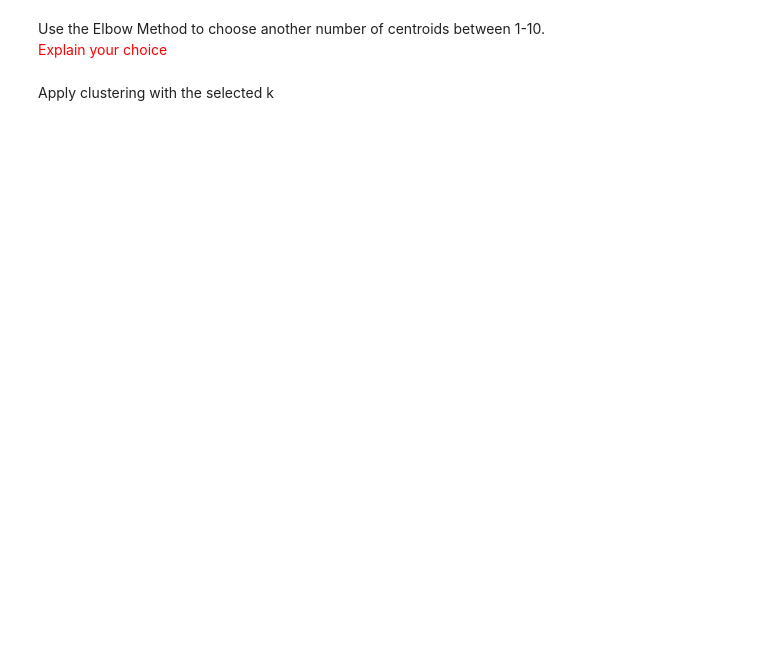
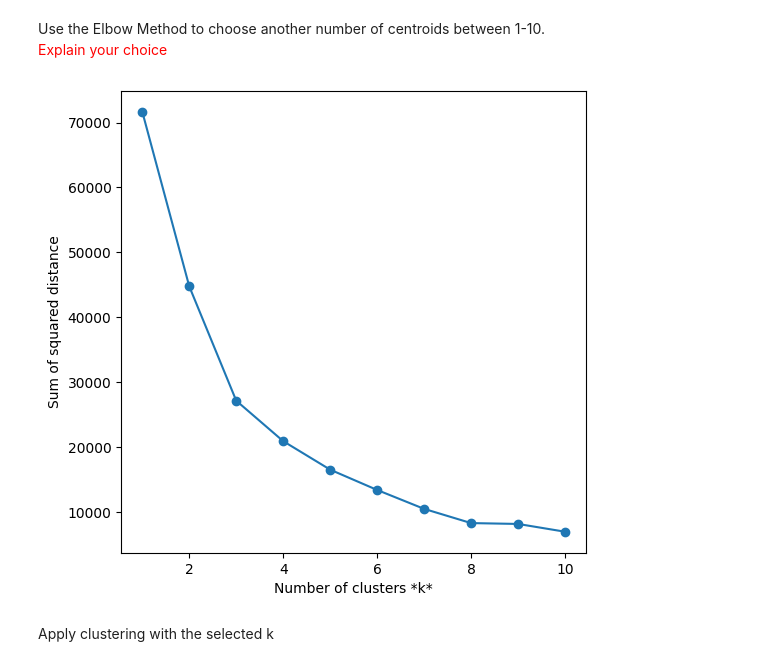
Before and after one commit to samihwar/machine_learning, a Jupyter notebook: HW4.ipynb, the cells around one changed output. Saved outputs shown, nothing was run; the diff lists cells and outputs as text; code cells hidden in the pictures; blank space fills up the shorter version.

```diff
--- a/HW4.ipynb
+++ b/HW4.ipynb
@@ -163,6 +230,8 @@ class Kmeans:
 	def reassign_centroids(self, X, labels):
 		centroids = np.zeros((self.n_clusters, X.shape[1]))
 		# Implement here
+		for k in range(self.n_clusters):
+			centroids[k, :] = np.mean(X[labels == k], axis=0)
 		return centroids
 
 	def compute_distance(self, X, centroids):
@@ -182,15 +251,16 @@ class Kmeans:
 		return np.sum(np.square(distance))
 
 	def fit(self, X):
-		self.centroids = self.initialize_centroids(X)
-		for i in range(self.max_iter):
-			old_centroids = self.centroids
-			# For each point, calculate distance to all k clustes.
-			self.labels =	# Assign the labels with closest distance' cluster.
-			self.centroids = # Update the centroids
-			if np.all(old_centroids == self.centroids):
-				break
-		self.error = self.compute_sse(X, self.labels, self.centroids)
+			self.centroids = self.initialize_centroids(X)
+			for i in range(self.max_iter):
+					old_centroids = self.centroids
+					distances = self.compute_distance(X, self.centroids)
+					# For each point, calculate distance to all k clusters.
+					self.labels = self.find_closest_cluster(distances)
+					self.centroids = self.reassign_centroids(X, self.labels)
+					if np.all(old_centroids == self.centroids):
+							break
+			self.error = self.compute_sse(X, self.labels, self.centroids)
 
 	def predict(self, X):
 		distance = self.compute_distance(X, self.centroids)
@@ -229,15 +303,20 @@ Use the Elbow Method to choose another number of centroids between 1-10. <br/>
 # %%
 sse = []
 list_k = list(range(1, 11))
 
 for k in list_k:
-  sse.append(error_of_current_clustering)
+  # sse.append(error_of_current_clustering)
+    kmeans = Kmeans(n_clusters=k)
+    kmeans.fit(data)
+    sse.append(kmeans.error)
 
 '''Plot sse against k'''
 plt.figure(figsize=(6, 6))
 plt.plot(list_k, sse, '-o')
 plt.xlabel(r'Number of clusters *k*')
 plt.ylabel('Sum of squared distance')
 plt.show()
+# %% [output]
+[figure, added]
 # %% [markdown]
 Apply clustering with the selected k
```
Also changed, not shown: parts of 16 cells of this notebook.
